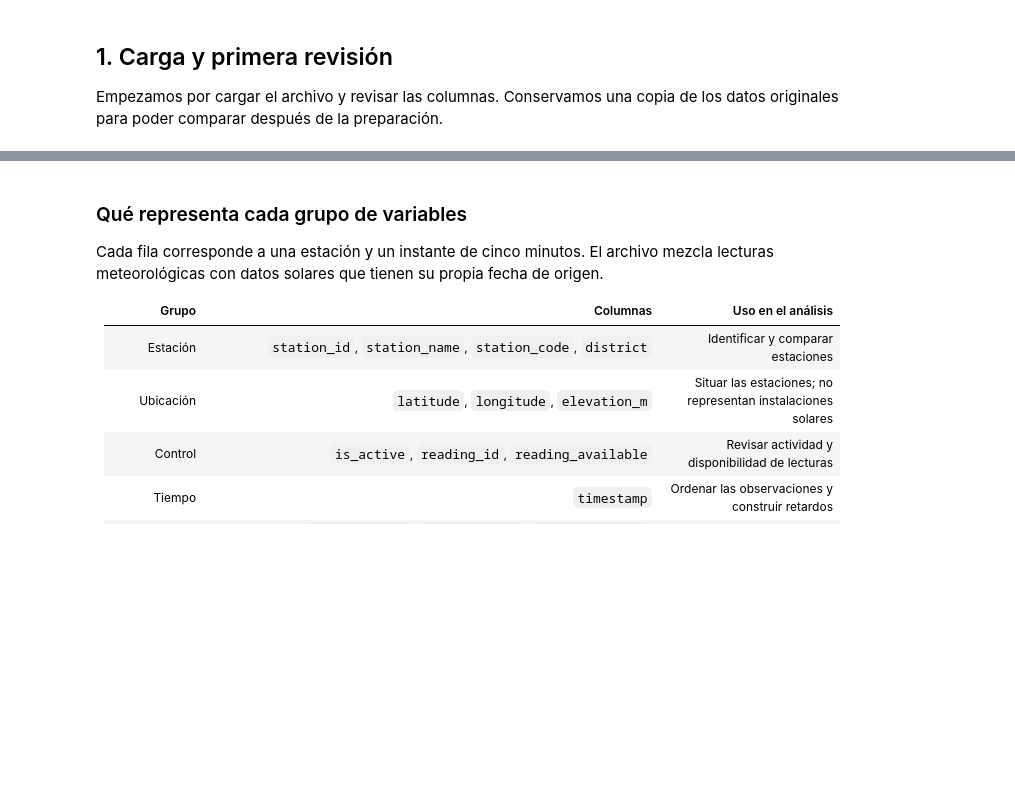
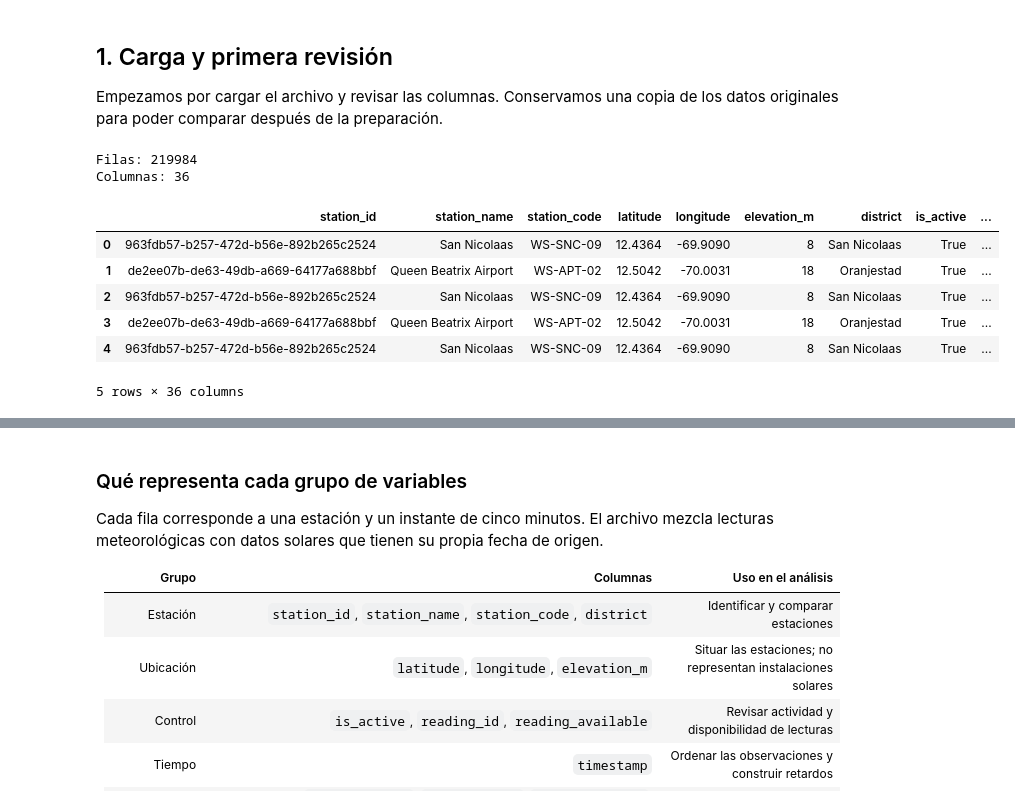
Before and after one commit to iggytp/solar-aruba, a Jupyter notebook: EDA_Solar_Aruba.ipynb, the cells around one changed output, grey strips where cells are left out. Saved outputs shown, nothing was run; the diff lists cells and outputs as text; code cells hidden in the pictures; blank space fills up the shorter version.

Commit message:
ETL y EDA tabular actualizado y datos subidos

```diff
--- a/EDA_Solar_Aruba.ipynb
+++ b/EDA_Solar_Aruba.ipynb
@@ -28,23 +28,33 @@ originales para poder comparar después de la preparación.
 # %%
 # Si falta alguna librería, descomentar y ejecutar esta línea una vez:
 # %pip install pandas matplotlib seaborn
 
 import pandas as pd
 import matplotlib.pyplot as plt
 import seaborn as sns
 from datetime import timezone, timedelta
 from IPython.display import display
 
 sns.set_theme(style="whitegrid")
 plt.rcParams["figure.figsize"] = (10, 5)
 pd.set_option("display.max_columns", 35)
 
-datos_originales = pd.read_csv("aruba_cruzado_5min (1).csv", encoding="utf-8-sig")
+datos_originales = pd.read_csv("aruba_cruzado_5min_con_energia.csv", encoding="utf-8-sig")
 datos = datos_originales.copy()
 objetivo = "shortwave_radiation_instant"
 
 print("Filas:", datos.shape[0])
 print("Columnas:", datos.shape[1])
 display(datos.head())
+# %% [output]
+Filas: 219984
+Columnas: 36
+|  | station_id | station_name | station_code | latitude | longitude | elevation_m | district | is_active | ... |
+| 0 | 963fdb57-b257-472d-b56e-892b265c2524 | San Nicolaas | WS-SNC-09 | 12.4364 | -69.9090 | 8 | San Nicolaas | True | ... |
+| 1 | de2ee07b-de63-49db-a669-64177a688bbf | Queen Beatrix Airport | WS-APT-02 | 12.5042 | -70.0031 | 18 | Oranjestad | True | ... |
+| 2 | 963fdb57-b257-472d-b56e-892b265c2524 | San Nicolaas | WS-SNC-09 | 12.4364 | -69.9090 | 8 | San Nicolaas | True | ... |
+| 3 | de2ee07b-de63-49db-a669-64177a688bbf | Queen Beatrix Airport | WS-APT-02 | 12.5042 | -70.0031 | 18 | Oranjestad | True | ... |
+| 4 | 963fdb57-b257-472d-b56e-892b265c2524 | San Nicolaas | WS-SNC-09 | 12.4364 | -69.9090 | 8 | San Nicolaas | True | ... |
+5 rows × 36 columns
 # %%
 datos.info()
```
Also changed, not shown: parts of 21 cells of this notebook, 1 other file.
